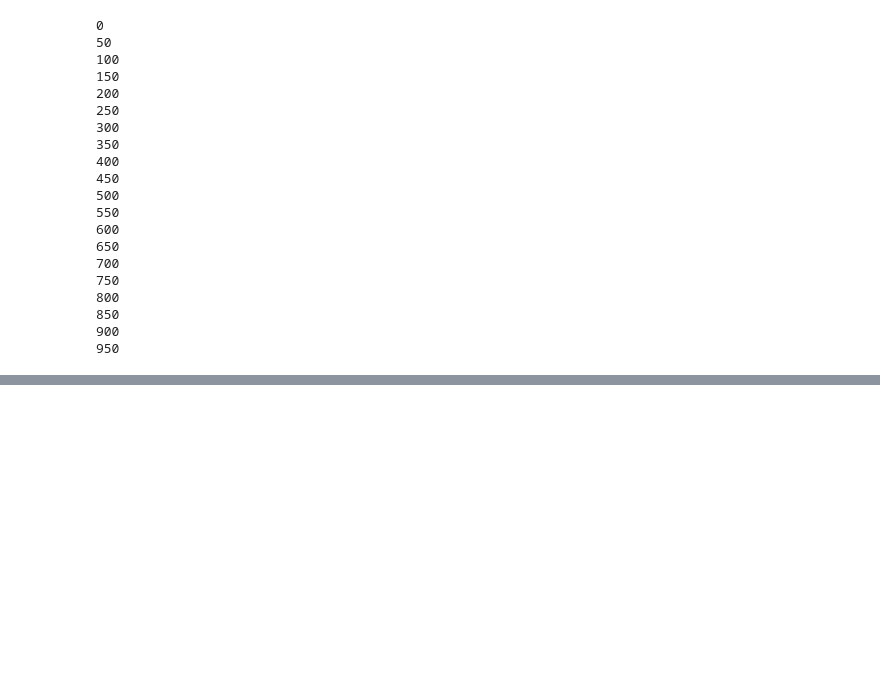
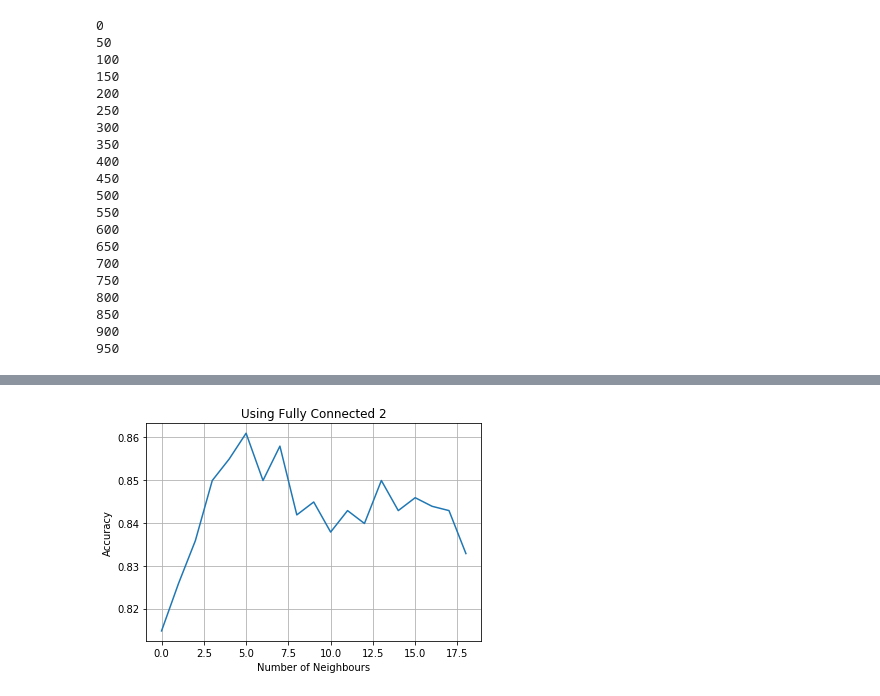
Before and after one commit to jakejhansen/Advanced_Image_Analysis_02503, a Jupyter notebook: OTHER/Ex3_VGG19_Breast_Cancer.ipynb, the cells around one changed output, grey strips where cells are left out. Saved outputs shown, nothing was run; the diff lists cells and outputs as text; code cells hidden in the pictures; blank space fills up the shorter version.

```diff
--- a/OTHER/Ex3_VGG19_Breast_Cancer.ipynb
+++ b/OTHER/Ex3_VGG19_Breast_Cancer.ipynb
@@ -42,7 +42,7 @@ img_width, img_height = (X.shape[0], X.shape[1])
 
 #Define model
 model = applications.VGG19(weights = "imagenet", include_top=True, input_shape = (img_width, img_height, 3))
-model = Model(inputs=model.input, outputs=model.get_layer('fc1').output)
+model = Model(inputs=model.input, outputs=model.get_layer('fc2').output)
 # %%
 model.summary()
 # %% [output]
@@ -114,7 +114,7 @@ from sklearn.metrics import accuracy_score
 from sklearn.preprocessing import normalize
 normed = normalize(features_all)
 
-knn = neighbors.KNeighborsClassifier(n_neighbors = 11)
+knn = neighbors.KNeighborsClassifier(n_neighbors = 11, n_jobs=4)
 
 knn.fit(normed, y.ravel()-1)
 # %% [output]
@@ -129,2 +129,22 @@ print(accuracy_score(y.ravel()-1, pred))
 # %%
 ## It is seen that we acheive a 88% accuracy on our data with the KNN approach with 11 neighbours
+# %%
+
+tot_acc = []
+
+for cross in range(1,10):
+    print(cross)
+    v = np.array(list(range(1,y.shape[0])))
+    np.random.shuffle(v)
+    v_train = v[:880]
+    v_test = v[880:]
+    acc_inner = []
+    for K in range(1,20):
+        knn = neighbors.KNeighborsClassifier(n_neighbors = K, n_jobs=4)
+
+        knn.fit(normed[v_train,:], y.ravel()[v_train]-1)
+
+        pred = knn.predict(features_all[v_test,:])
+        acc_inner.append(accuracy_score(y.ravel()[v_test]-1, pred))
+
+    tot_acc.append(acc_inner)
@@ -130,0 +161,10 @@ print(accuracy_score(y.ravel()-1, pred))
+# %%
+tot_acc_np = np.array(tot_acc)
+plt.plot(np.mean(tot_acc_np, axis= 0))
+plt.xlabel("Number of Neighbours")
+plt.ylabel("Accuracy")
+plt.title("Using Fully Connected 2")
+plt.grid()
+plt.show()
+# %% [output]
+[figure, added]
```
Also changed, not shown: parts of 8 cells of this notebook, 4 other files.
